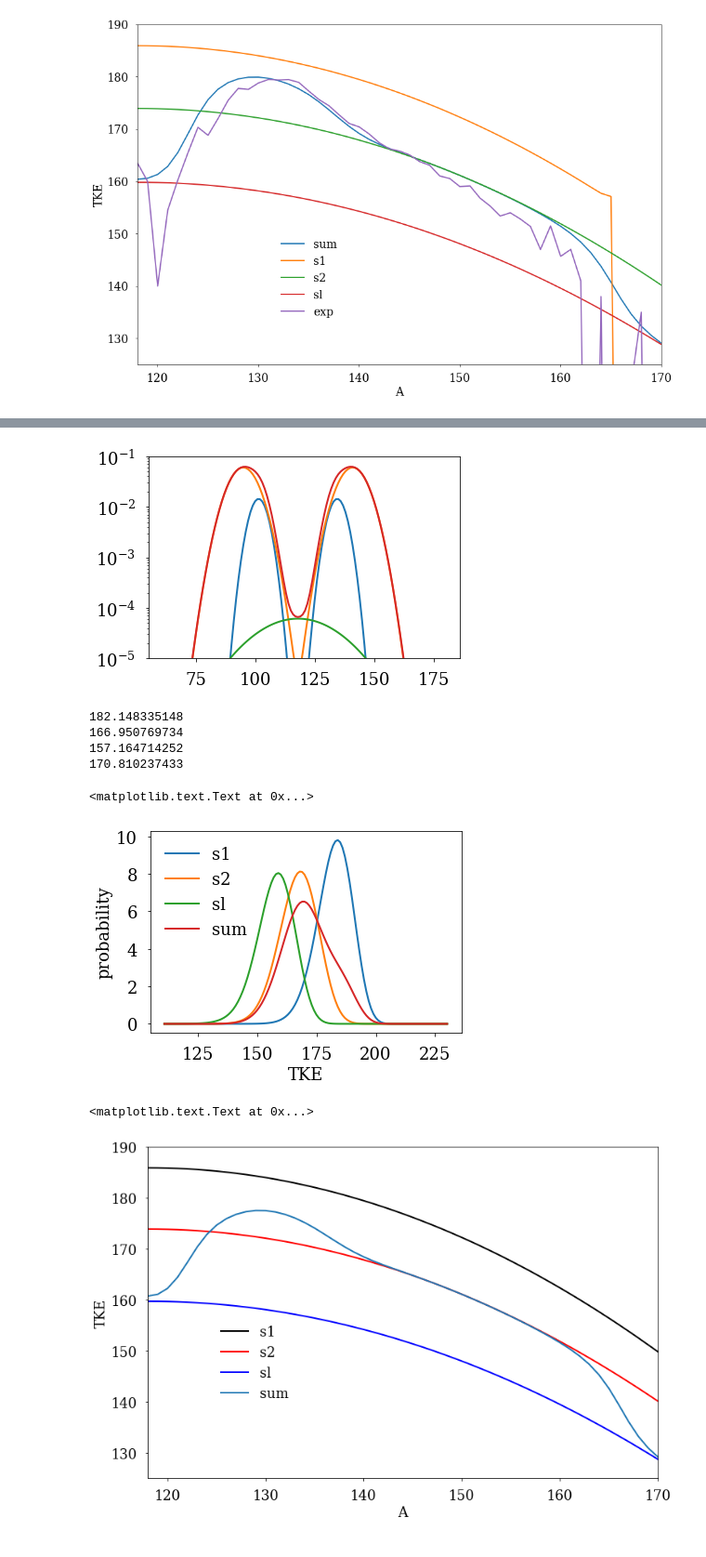
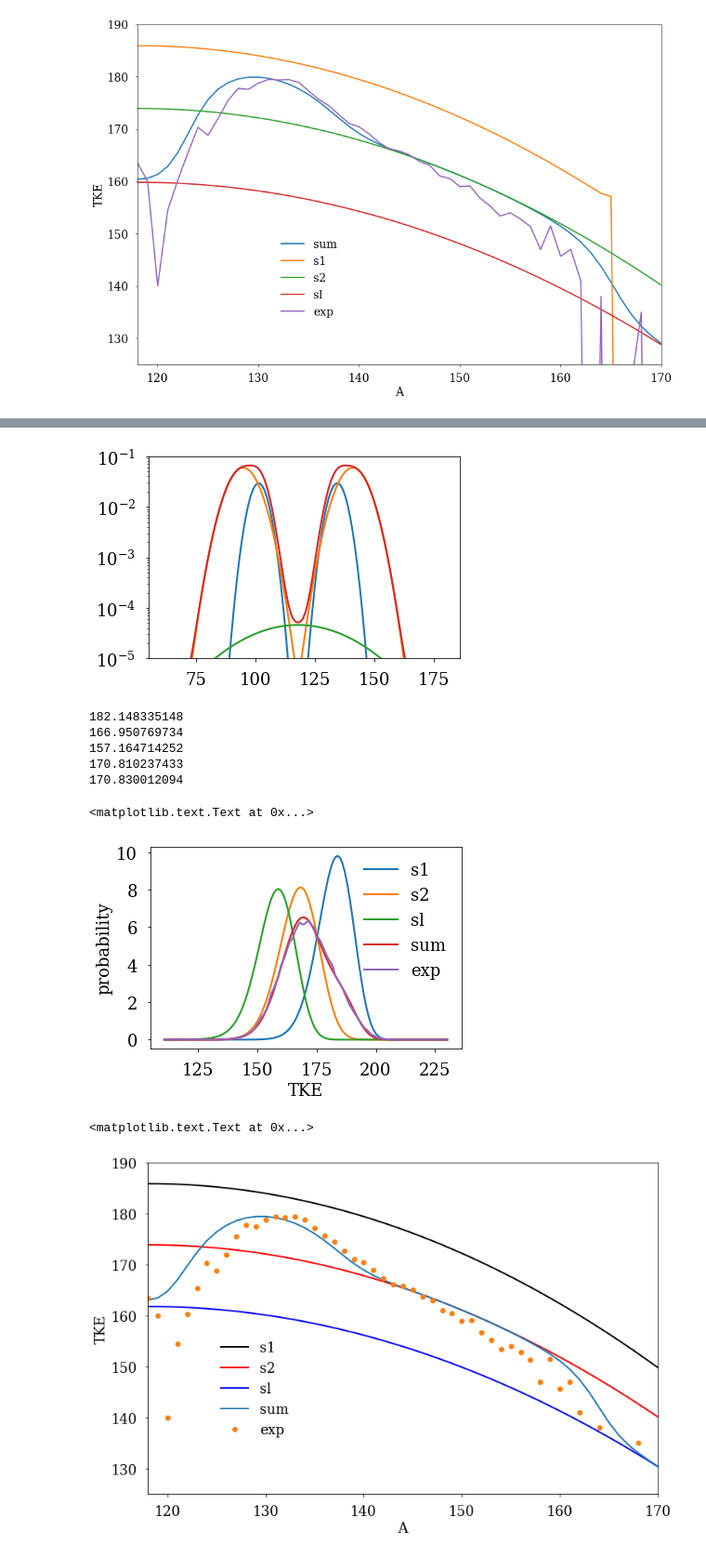
Before and after one commit to austinlc/YATKE, a Jupyter notebook: YATKE.U235.ipynb, the cells around one changed output, grey strips where cells are left out. Shown at 93% size. Saved outputs shown, nothing was run; the diff lists cells and outputs as text; code cells hidden in the pictures.

```diff
--- a/YATKE.U235.ipynb
+++ b/YATKE.U235.ipynb
@@ -182,8 +182,8 @@ def get_TKEA(YATKE, selection = 0):
     for i in range(len(A)):
         varTKEA[i] = np.inf
         if sum(YATKE[:,i]) != 0 :
-            TKEA[i] = sum(np.multiply(TKE , YATKE[:,i]/sum(YATKE[:,i])))
-            varTKEA[i] = sum(np.multiply(np.square(TKE) , YATKE[:,i]/sum(YATKE[:,i]))) - np.square(TKEA[i])
+            TKEA[i] = np.trapz(np.multiply(TKE , YATKE[:,i]/sum(YATKE[:,i])))
+            varTKEA[i] = np.trapz(np.multiply(np.square(TKE) , YATKE[:,i]/sum(YATKE[:,i]))) - np.square(TKEA[i])
 
     if (selection == 0):
         return TKEA #return TKE(A) -- default
@@ -353,11 +379,11 @@ A_bars1 = 134.555
 A_bars2 = 141.0413
 A_barsl = 118.0
 
-sig_as1 = 3.1326
-sig_as2 = 5.1109
-sig_asl = 15.0
+sig_as1 = 3.0806
+sig_as2 = 5.1471
+sig_asl = 20.0
 
-ws1     = 0.113
+ws1     = 0.2277
 ws2     = 0.77
 wsl     = 0.0023
 
@@ -385,7 +411,7 @@ def get_meanTKE(YATKE, instr):
     plt.plot(TKE,TKE_dist, label = instr)
     return TKE_mean
 # %% [output]
-[figure, old version]
+[figure, new version]
 # %%
 TKEmeans1 = get_meanTKE(rearrange(YATKE_s1), 's1')
 print(TKEmeans1)
@@ -395,6 +421,8 @@ TKEmeansl = get_meanTKE(rearrange(YATKE_sl), 'sl')
 print(TKEmeansl)
 TKEmeansum = get_meanTKE(rearrange(YATKE_sum), 'sum')
 print(TKEmeansum)
+TKEmeanexp = get_meanTKE(YATKE_exp.reshape(120,120), 'exp')
+print(TKEmeanexp)
 lg = plt.legend(numpoints=1,fontsize=18)
 lg.draw_frame(False)
 plt.xlabel('TKE')
@@ -404,39 +432,43 @@ plt.ylabel('probability')
 166.950769734
 157.164714252
 170.810237433
+170.830012094
 <matplotlib.text.Text at 0x...>
-[figure, old version]
+[figure, new version]
 # %%
 TKEA_s1Ham = []
 TKEA_s2Ham = []
 TKEA_slHam = []
 TKEA_sumHam = []
 
 for i in range(len(A)):
 
     TKEA_s1Ham.append(
         A[i]*(236. - A[i])/(A_bars1 * (236. - A_bars1) - sig_as1**2)*TKEmeans1)
 
     TKEA_s2Ham.append(
         A[i]*(236. - A[i])/(A_bars2 * (236. - A_bars2) - sig_as2**2)*TKEmeans2)
 
     TKEA_slHam.append(
         A[i]*(236. - A[i])/(A_barsl * (236. - A_barsl) - sig_asl**2)*TKEmeansl)
 
     TKEA_sumHam.append(1./YA[i] * (YA_s1[i] * TKEA_s1Ham[i] + YA_s2[i] * TKEA_s2Ham[i] + YA_sl[i] * TKEA_slHam[i]))
 
 fig, axScatter = plt.subplots(figsize=(12,8))
 plt.plot(A, TKEA_s1Ham, 'k-', label = 's1')
 plt.plot(A, TKEA_s2Ham, 'r-', label = 's2')
 plt.plot(A, TKEA_slHam, 'b-', label = 'sl')
 plt.plot(A, TKEA_sumHam, '-', label = 'sum')
+plt.plot(A, TKEA_exp,  'o', label = 'exp')
 lg = plt.legend(numpoints=1,fontsize=18, bbox_to_anchor=(0.3, 0.5))
 lg.draw_frame(False)
+
+
 
 plt.xlim(118,170)
 plt.ylim(125,190)
 plt.ylabel('TKE')
 plt.xlabel('A')
 # %% [output]
 <matplotlib.text.Text at 0x...>
-[figure, old version]
+[figure, new version]
```
Also changed, not shown: parts of 27 cells of this notebook, 2 other files.
